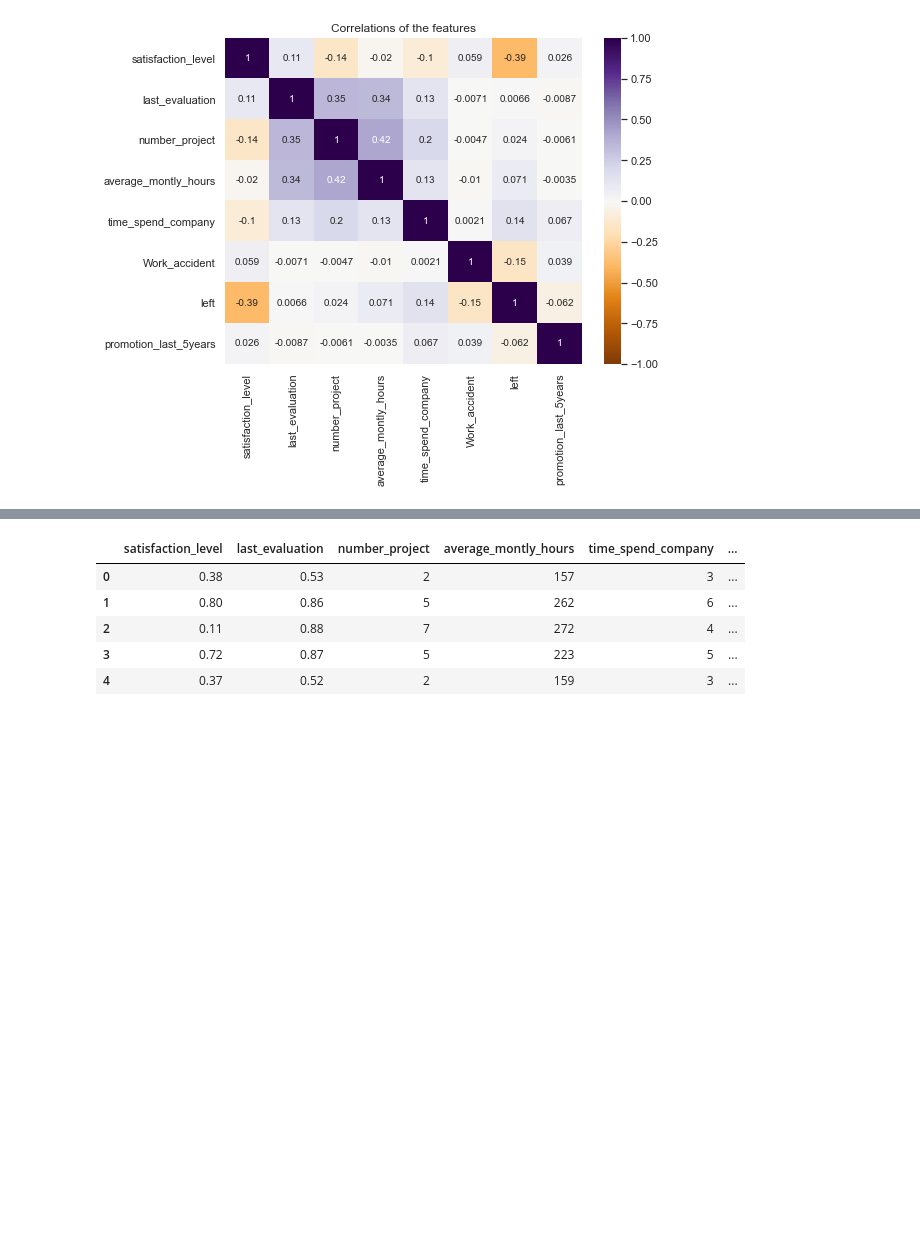
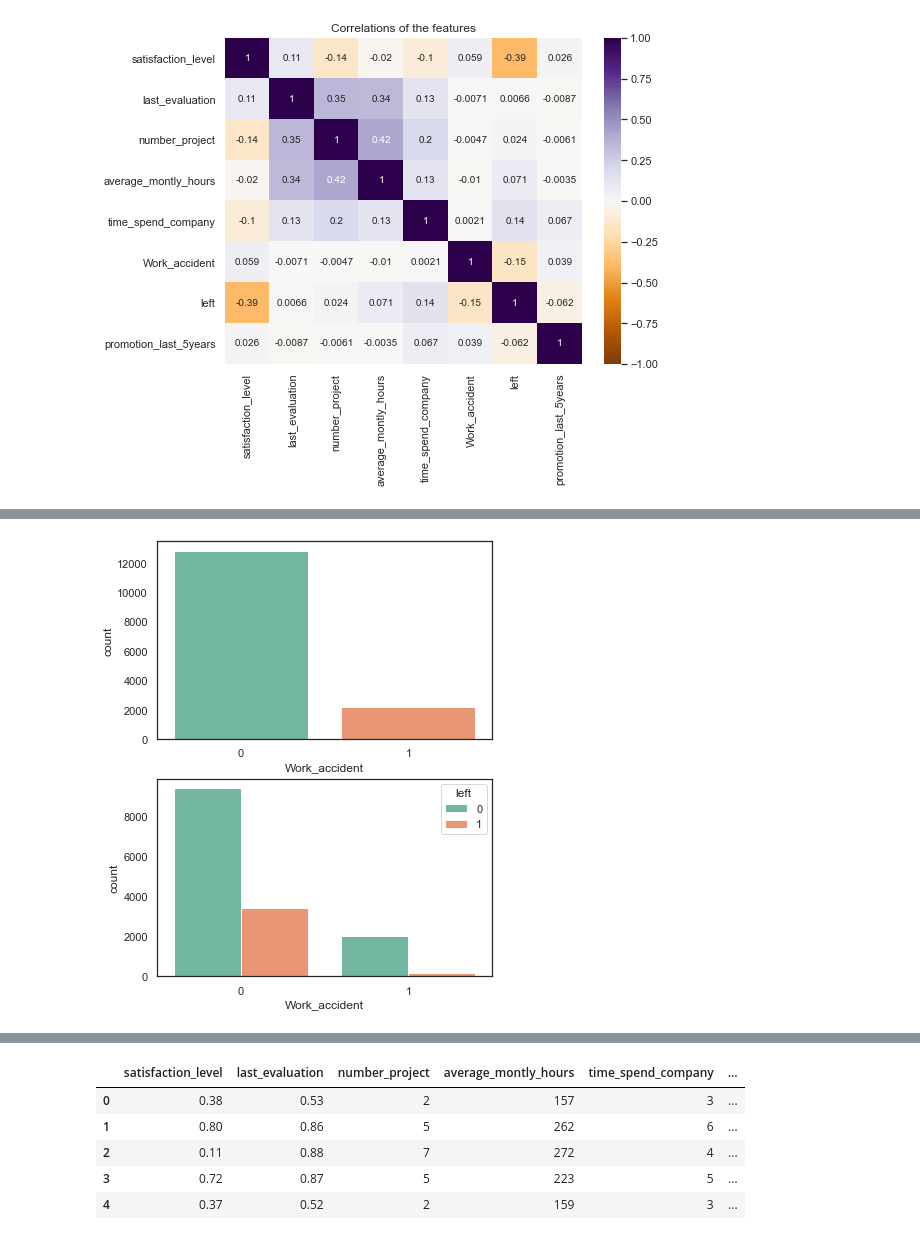
Before and after one commit to rawan71/Data-science-bootcamp-project-T5, a Jupyter notebook: Project_code.ipynb, the cells around one changed output, grey strips where cells are left out. Cells and saved outputs as stored; diff of their text form; code cells hidden in the pictures; blank space fills up the shorter version.

```diff
--- a/Project_code.ipynb
+++ b/Project_code.ipynb
@@ -114,0 +96,7 @@ plt.show()
+# %%
+fig,axis= plt.subplots(2,1, figsize=(6,8))
+sns.countplot(x='Work_accident',data=data , ax=axis[0],palette='Set2')
+sns.countplot(x='Work_accident', hue = 'left' , data=data , ax=axis[1],palette='Set2')
+plt.show()
+# %% [output]
+[figure, added]
```
Also changed, not shown: parts of 26 cells of this notebook.
